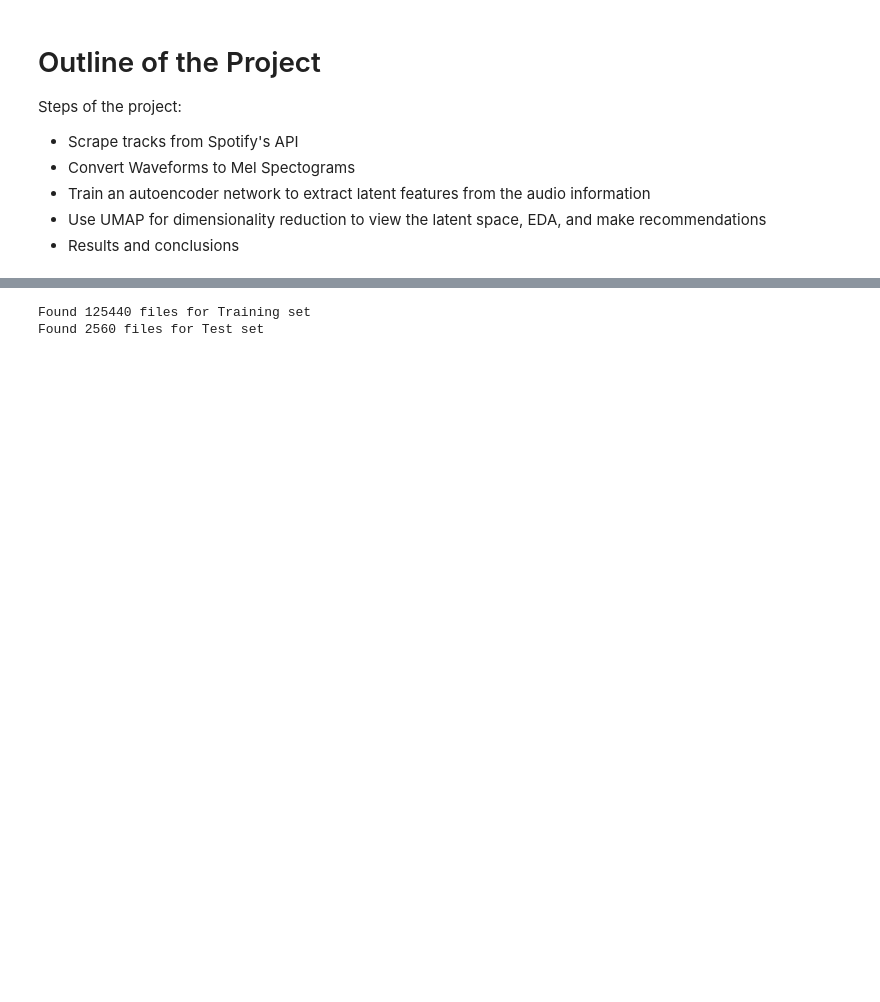
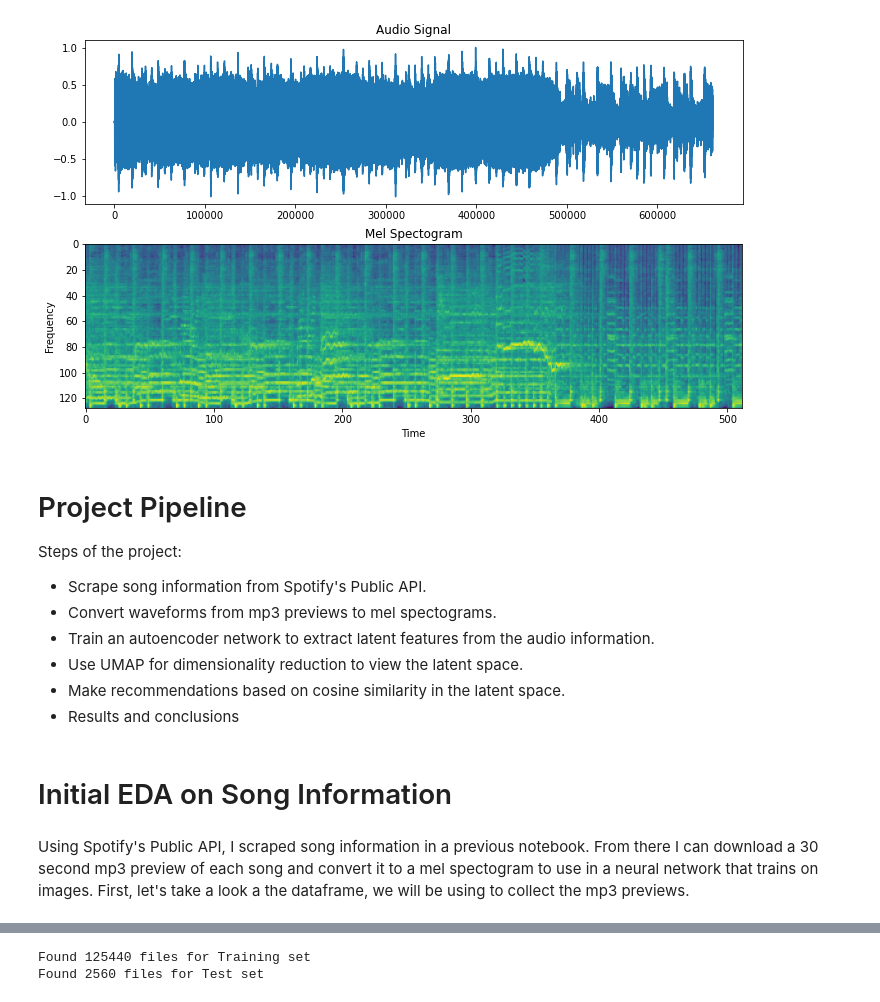
Before and after one commit to rollingstorms/Sound-Content-Music-Recommendation-System, a Jupyter notebook: Main Notebook.ipynb, the cells around one changed output, grey strips where cells are left out. Saved outputs shown, nothing was run; the diff lists cells and outputs as text; code cells hidden in the pictures; blank space fills up the shorter version.

Commit message:
editing main notebook

```diff
--- a/Main Notebook.ipynb
+++ b/Main Notebook.ipynb
@@ -21,10 +73,48 @@ Sound is always around us. Throughout our lives, we grow to discern different so
+# %%
+from skimage.transform import resize
+
+signal, sr = librosa.load(sound_sample_file)
+
+mels = librosa.power_to_db(librosa.feature.melspectrogram(y=signal, sr=sr, n_mels=128, fmax=8000), ref=np.max)
+mel_image = (((80+mels)/80)*255)
+mel_image = np.flip(mel_image, axis=0)
+mel_image = resize(mel_image, (128,512)).astype(np.uint8)
+
+# mfcc = librosa.power_to_db(librosa.feature.mfcc(y=signal, sr=sr, n_mfcc=128, fmax=8000), ref=np.max)
+# mfcc_image = (((80+mfcc)/80)*255)
+# mfcc_image = np.flip(mfcc_image, axis=0)
+# mfcc_image = resize(mfcc_image, (128,512)).astype(np.uint8)
+
+# chromagram = librosa.feature.chroma_cqt(y=signal, sr=sr)
+# chroma_image = resize(chromagram*255, (128,512)).astype(np.uint8)
+
+fig, ax = plt.subplots(nrows=2, figsize=(10,6))
+ax[0].set_title('Audio Signal')
+ax[0].plot(range(len(signal)), signal)
+ax[1].set_title('Mel Spectogram')
+ax[1].set_ylabel('Frequency')
+ax[1].set_xlabel('Time')
+ax[1].imshow(mel_image)
+# ax[2].set_title('Mel Frequency Cepstral Coefficient')
+# ax[2].imshow(mfcc_image)
+# ax[3].set_title('Chromagram')
+# ax[3].imshow(chroma_image)
+plt.tight_layout()
+plt.show()
+# %% [output]
+[figure, added]
 # %% [markdown]
-# Outline of the Project
+# Project Pipeline
 
 Steps of the project:
 
-- Scrape tracks from Spotify's API
-- Convert Waveforms to Mel Spectograms
-- Train an autoencoder network to extract latent features from the audio information
-- Use UMAP for dimensionality reduction to view the latent space, EDA, and make recommendations
+- Scrape song information from Spotify's Public API.
+- Convert waveforms from mp3 previews to mel spectograms.
+- Train an autoencoder network to extract latent features from the audio information.
+- Use UMAP for dimensionality reduction to view the latent space.
+- Make recommendations based on cosine similarity in the latent space.
 - Results and conclusions
+# %% [markdown]
+# Initial EDA on Song Information
+# %% [markdown]
+Using Spotify's Public API, I scraped song information in a previous notebook. From there I can download a 30 second mp3 preview of each song and convert it to a mel spectogram to use in a neural network that trains on images. First, let's take a look a the dataframe, we will be using to collect the mp3 previews.
```
Also changed, not shown: parts of 90 cells of this notebook, 26 other files.
